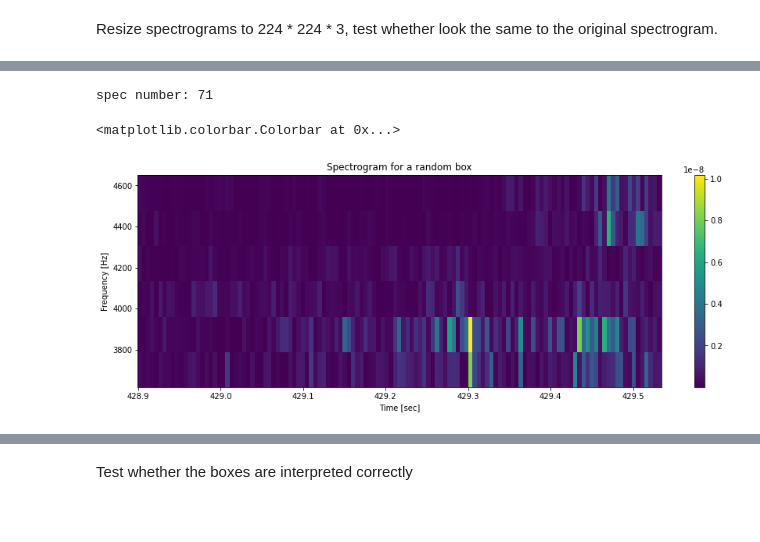
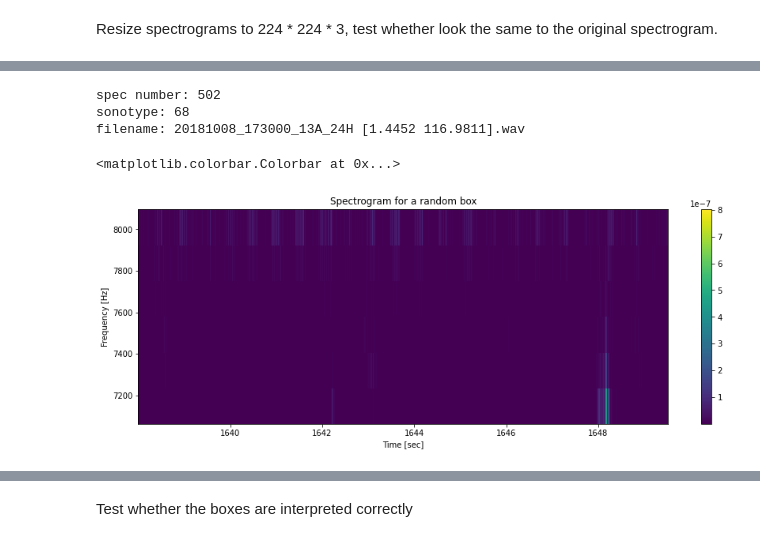
Before and after one commit to solislemuslab/tropical-stethoscope, a Jupyter notebook: Yuren/jupyter_notebook/dataset_creation.ipynb, the cells around one changed output, grey strips where cells are left out. Cells and saved outputs as stored; diff of their text form; code cells hidden in the pictures; blank space fills up the shorter version.

Commit message:
update notebook for  dataset_creation and classification

```diff
--- a/Yuren/jupyter_notebook/dataset_creation.ipynb
+++ b/Yuren/jupyter_notebook/dataset_creation.ipynb
@@ -81 +112,10 @@ filename sample: 3B_20180607_070500_Dawn_Sunrise_Based.wav
+# %%
+f = h5py.File('My Drive/Stethoscope/13A_data.hdf5', 'w')
+
+data = f.create_dataset("specs", (0,224,224,3,), maxshape=(None,None,None,None,), chunks=True)
+data = f.create_dataset("sonotypes", (0,),  maxshape=(None,), chunks=True)
+data = f.create_dataset("times", (0,2,), maxshape=(None,None,), chunks=True)
+data = f.create_dataset("freqs", (0,2,), maxshape=(None,None,), chunks=True)
+
+f.close()
 # %% [markdown]
@@ -148,18 +220,0 @@ processing 3B_20180607_070500_Dawn_Sunrise_Based.wav
-# %%
-specs_resized = []
-# for some sound not found
-freqs_updated = []
-times_updated = []
-sonotypes_updated = []
-
-for i in range(len(files)):
-  if specs[i] is not None:
-    spec_resized=cv2.resize(specs[i],(224,224))
-    spec_resized=cv2.cvtColor(spec_resized.astype('float32'), cv2.COLOR_BGR2RGB) #cv2 does not accept float64
-
-    specs_resized.append(np.array(spec_resized).reshape((3,224,224)))
-    freqs_updated.append(freqs[i])
-    times_updated.append(times[i])
-    sonotypes_updated.append(sonotypes[i])
-
-print(specs_resized[0].shape)
@@ -229,6 +256,10 @@ sonotype: 32
 # %%
+index = random.randint(0, len(specs_resized) - 1)
+print("spec number: %d" % index)
+print("sonotype: %d" % sonotypes_updated[index])
+print("filename: %s" % files[index])
+
 # compute the data for the spectrogram
-print("spec number: %d" % index)
 ranFile = files[index]
 fileDir = "Shared drives/Stethoscope for the rainforests/Sound data/EastKalimantan/13A/"
 ranFilePath = fileDir + curFile
@@ -236,8 +267,8 @@ audio, rate = sf.read(ranFilePath)
 freq, t, spec = scipy.signal.spectrogram(audio, rate)
 
 # get low and high freq index of the box
-boxTime = times[index]
-boxFreq = freqs[index]
+boxTime = times_updated[index]
+boxFreq = freqs_updated[index]
 
 # get low and high freq index of the box
 low_freq = np.argmin(np.abs(freq - boxFreq[0]))
@@ -248,32 +279,34 @@ end = np.argmin(np.abs(t - boxTime[1]))
 
 # adjust the params to cover the whole box
 if freq[low_freq] > boxFreq[0]:
   low_freq = low_freq -1
 
 if freq[high_freq] < boxFreq[1]:
   high_freq = high_freq + 1
 
 if t[start] > boxTime[0]:
   start = start - 1
 
 if t[end] < boxTime[1]:
   start = start + 1
 
 boxSpecPlt = spec[low_freq:high_freq, start:end]
 boxFreqPlt = freq[low_freq: high_freq]
 boxTPlt = t[start:end]
 
 # plot the spectrogram
 # set up
 plt.figure(figsize=(15, 5))
 plt.ylabel('Frequency [Hz]')
 plt.xlabel('Time [sec]')
 plt.title("Spectrogram for a random box")
 
 # plot
 plt.pcolormesh(boxTPlt, boxFreqPlt, boxSpecPlt)
 plt.colorbar()
 # %% [output]
-spec number: 71
+spec number: 502
+sonotype: 68
+filename: 20181008_173000_13A_24H [1.4452 116.9811].wav
 <matplotlib.colorbar.Colorbar at 0x...>
-[figure, old version]
+[figure, new version]
```
Also changed, not shown: parts of 25 cells of this notebook, 1 other file.
